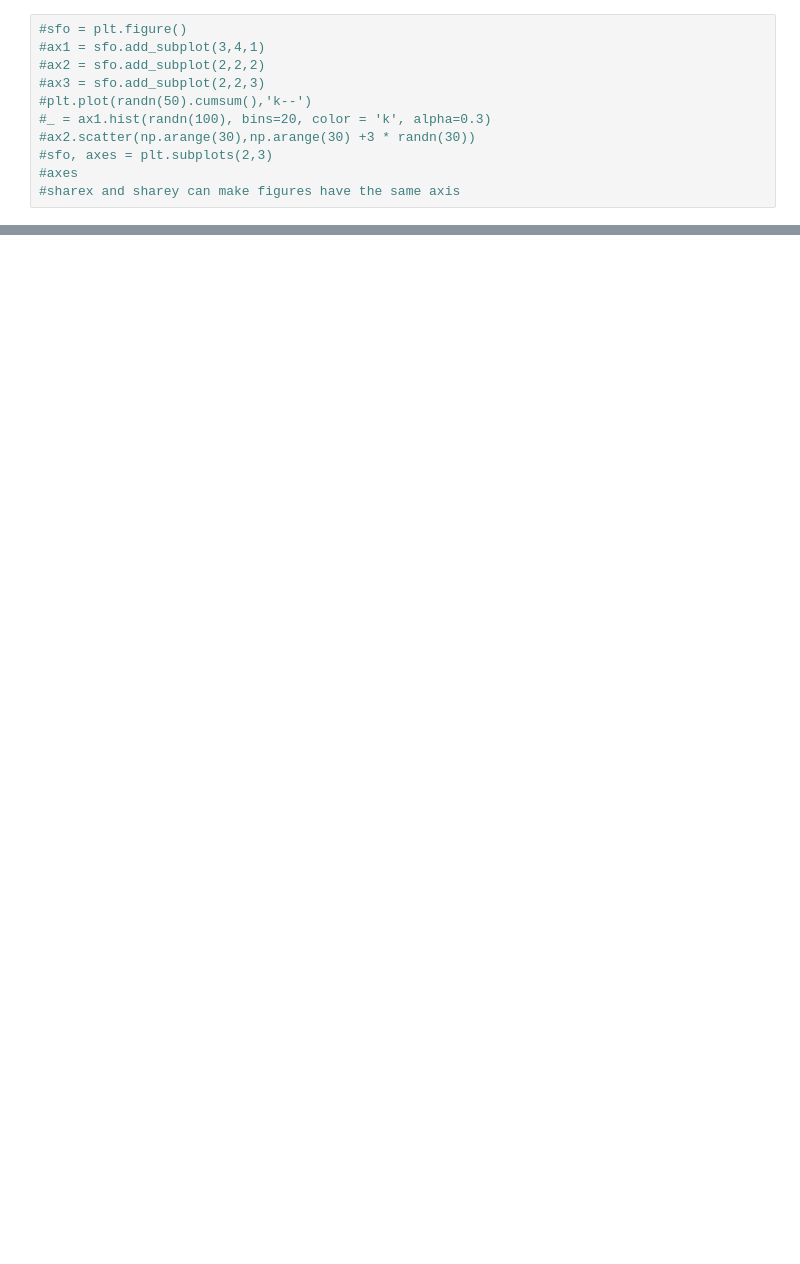
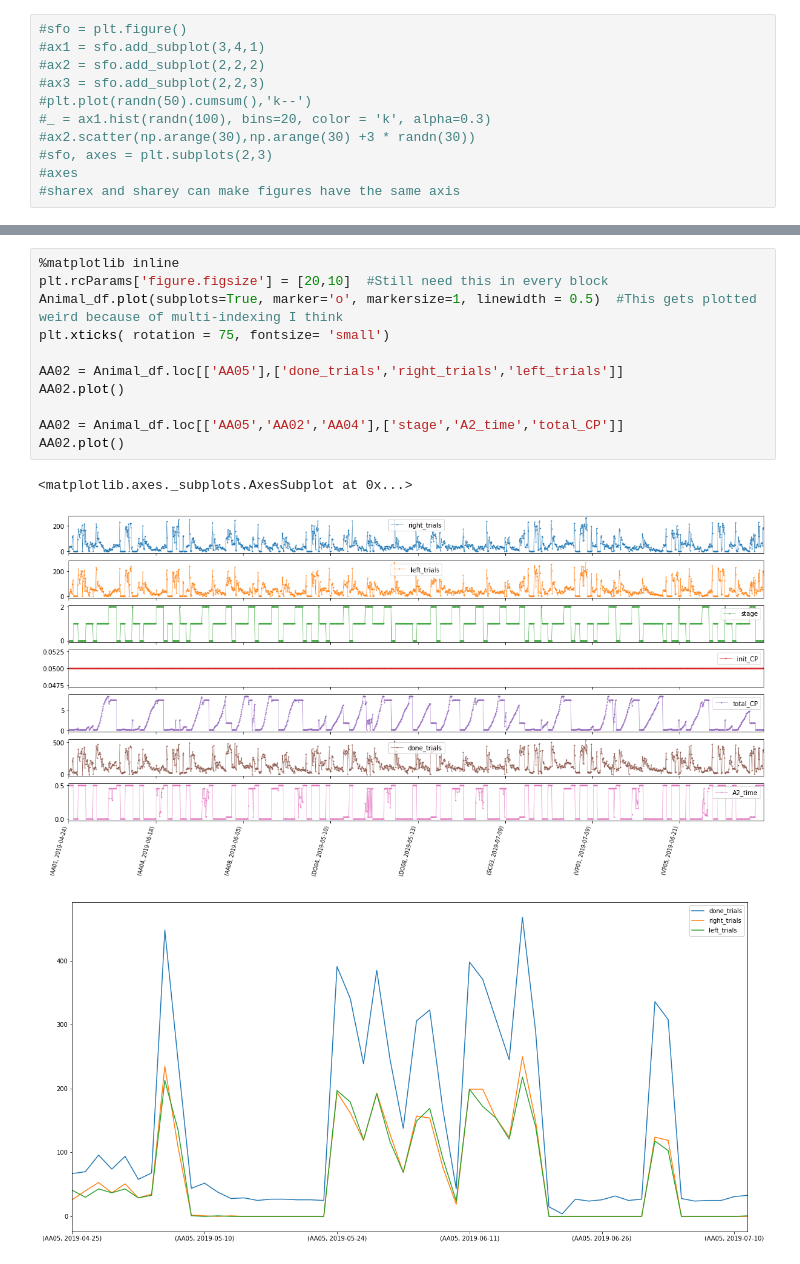
Before and after one commit to Olesens/Rot3, a Jupyter notebook: Plotting2.ipynb, the cells around one changed output, grey strips where cells are left out. Cells and saved outputs as stored; diff of their text form; blank space fills up the shorter version.

```diff
--- a/Plotting2.ipynb
+++ b/Plotting2.ipynb
@@ -77,0 +103,15 @@ Text(0, 0.5, 'Total CP')
+# %%
+%matplotlib inline
+plt.rcParams['figure.figsize'] = [20,10]  #Still need this in every block
+Animal_df.plot(subplots=True, marker='o', markersize=1, linewidth = 0.5)  #This gets plotted weird because of multi-indexing I think
+plt.xticks( rotation = 75, fontsize= 'small')
+
+AA02 = Animal_df.loc[['AA05'],['done_trials','right_trials','left_trials']]
+AA02.plot()
+
+AA02 = Animal_df.loc[['AA05','AA02','AA04'],['stage','A2_time','total_CP']]
+AA02.plot()
+# %% [output]
+<matplotlib.axes._subplots.AxesSubplot at 0x...>
+[figure, added]
+[figure, added]
```
Also changed, not shown: parts of 8 cells of this notebook.
